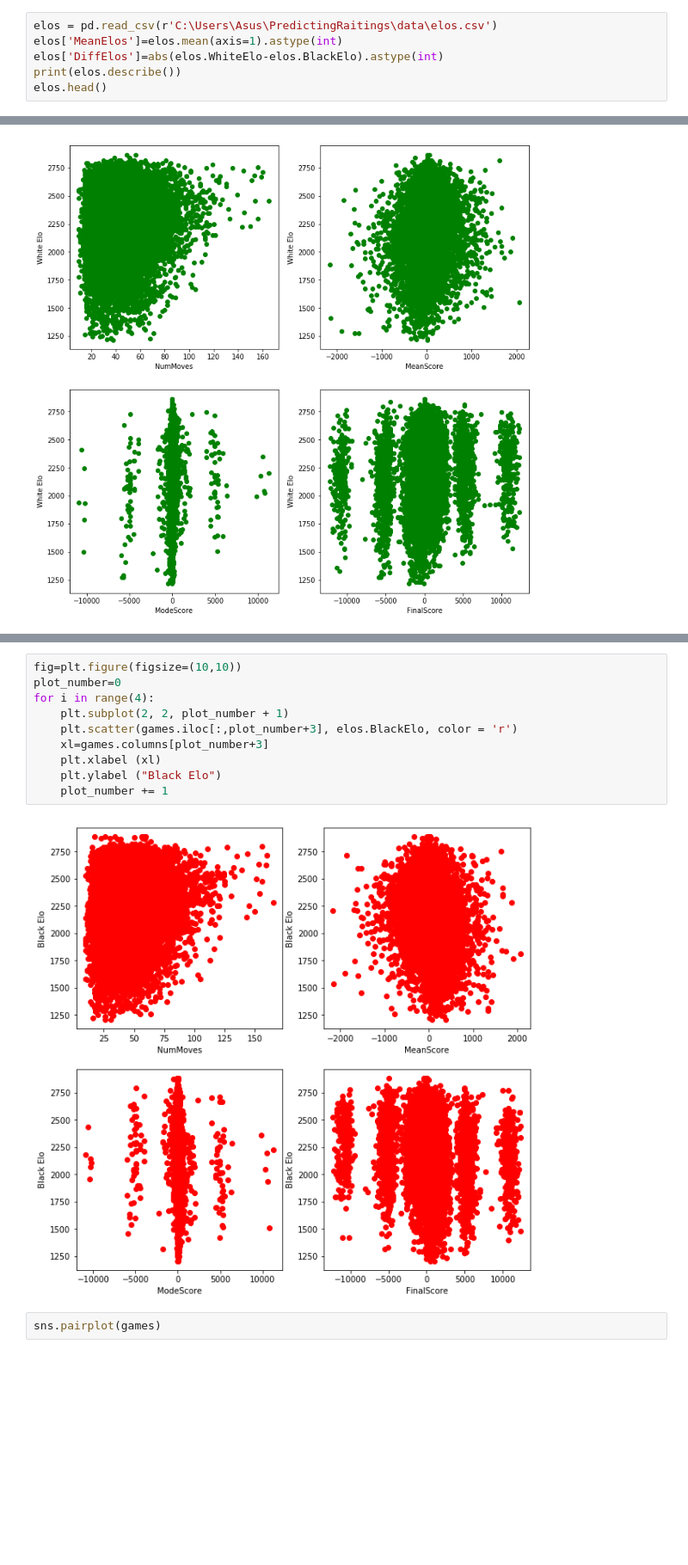
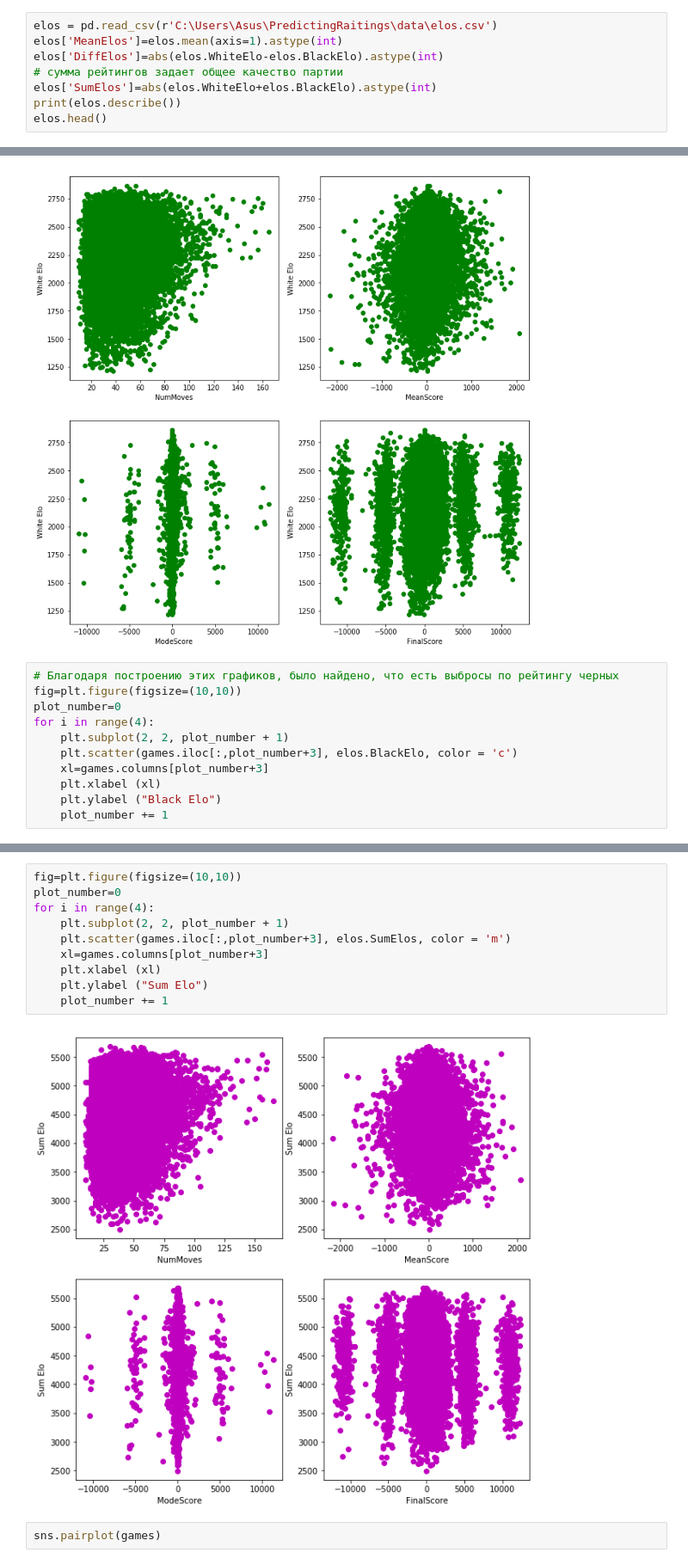
Before and after one commit to polinarod/PredictingRaitings, a Jupyter notebook: exploring.ipynb, the cells around one changed output, grey strips where cells are left out. Shown: that part at 86% size. Cells and saved outputs as stored; diff of their text form; blank space fills up the shorter version.

```diff
--- a/exploring.ipynb
+++ b/exploring.ipynb
@@ -10,6 +10,8 @@ import seaborn as sns
 elos = pd.read_csv(r'C:\Users\Asus\PredictingRaitings\data\elos.csv')
 elos['MeanElos']=elos.mean(axis=1).astype(int)
 elos['DiffElos']=abs(elos.WhiteElo-elos.BlackElo).astype(int)
+# сумма рейтингов задает общее качество партии
+elos['SumElos']=abs(elos.WhiteElo+elos.BlackElo).astype(int)
 print(elos.describe())
 elos.head()
 # %% [output]
@@ -247,3 +249,14 @@ for i in range(4):
     plot_number += 1
 # %% [output]
 [figure]
+# %%
+# Благодаря построению этих графиков, было найдено, что есть выбросы по рейтингу черных
+fig=plt.figure(figsize=(10,10))
+plot_number=0
+for i in range(4):
+    plt.subplot(2, 2, plot_number + 1)
+    plt.scatter(games.iloc[:,plot_number+3], elos.BlackElo, color = 'c')
+    xl=games.columns[plot_number+3]
+    plt.xlabel (xl)
+    plt.ylabel ("Black Elo")
+    plot_number += 1
@@ -250,15 +265,15 @@ for i in range(4):
 # %%
 fig=plt.figure(figsize=(10,10))
 plot_number=0
 for i in range(4):
     plt.subplot(2, 2, plot_number + 1)
-    plt.scatter(games.iloc[:,plot_number+3], elos.BlackElo, color = 'r')
+    plt.scatter(games.iloc[:,plot_number+3], elos.SumElos, color = 'm')
     xl=games.columns[plot_number+3]
     plt.xlabel (xl)
-    plt.ylabel ("Black Elo")
+    plt.ylabel ("Sum Elo")
     plot_number += 1
 # %% [output]
-[figure, old version]
+[figure, new version]
 # %%
 sns.pairplot(games)
 # %% [output]
```
Also changed, not shown: parts of 7 cells of this notebook.
